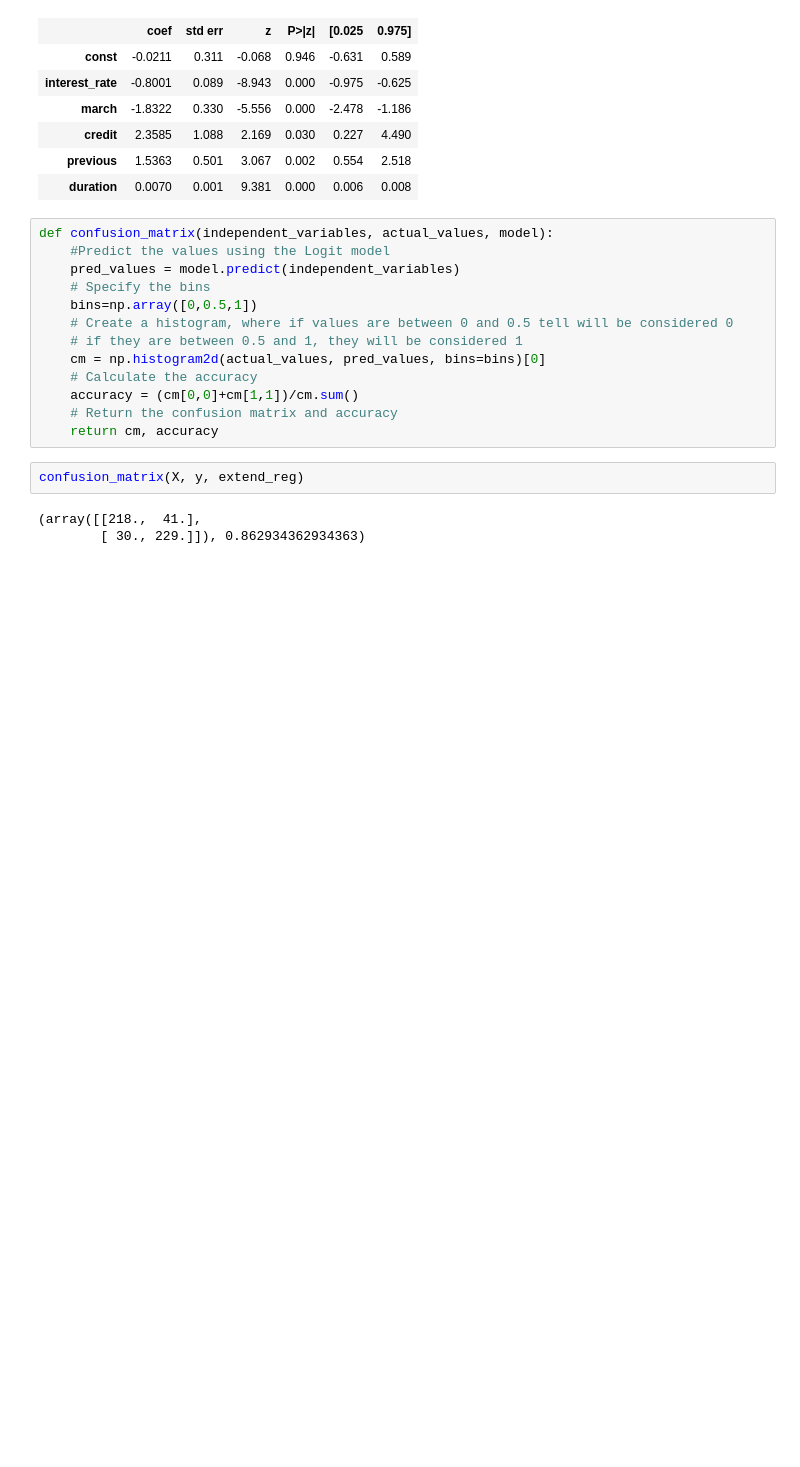
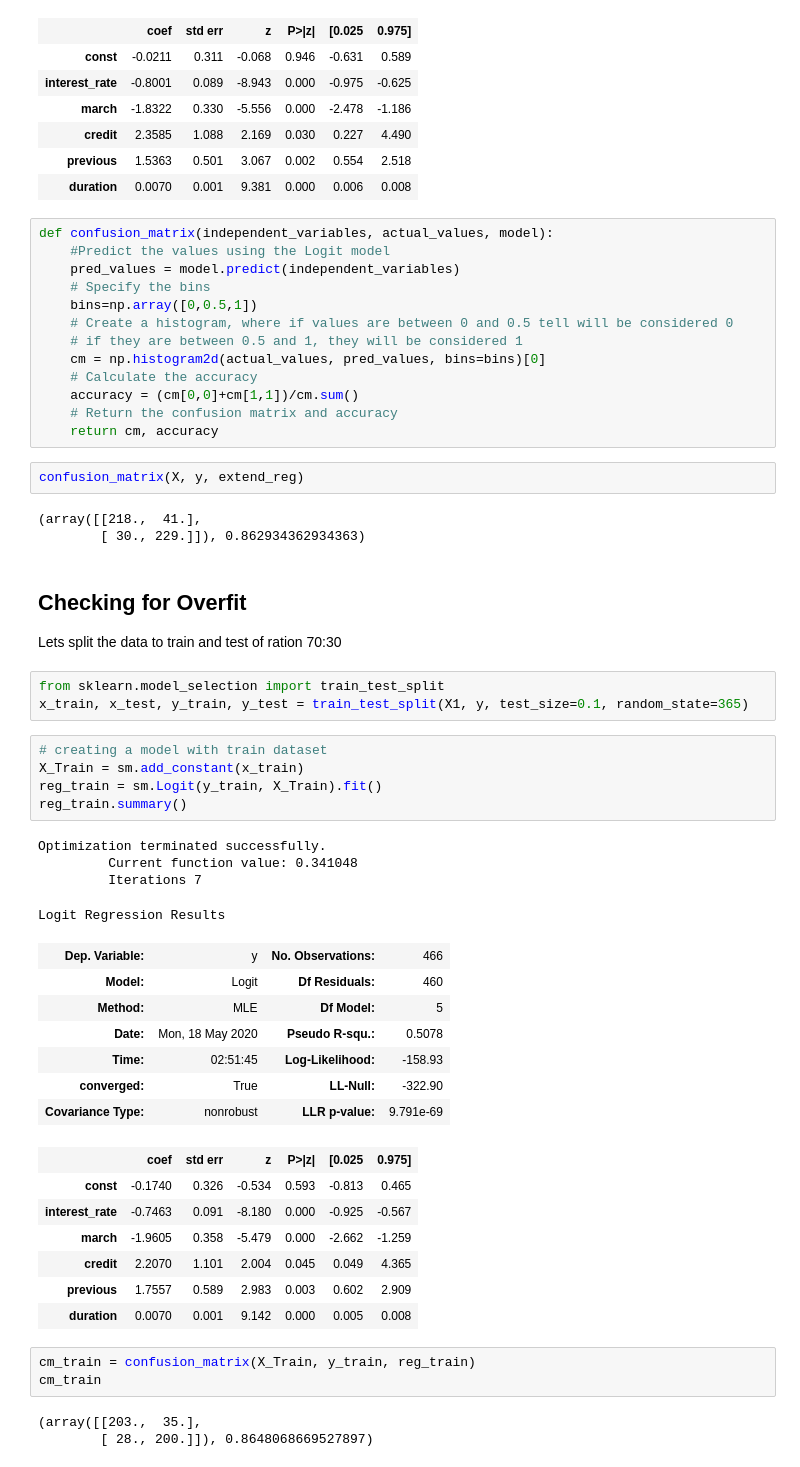
Before and after one commit to thalladasaikumar/data-science-learning, a Jupyter notebook: Regression Analysis/9_Logistic Regression/3_Logistic Regression on Bank data.ipynb, the cells around one changed output. Drawn from its saved outputs; the diff is of its cells as text; blank space fills up the shorter version.

Commit message:
pdated Accuracy on train and test data

```diff
--- a/Regression Analysis/9_Logistic Regression/3_Logistic Regression for Interest_rate.ipynb
+++ b/Regression Analysis/9_Logistic Regression/3_Logistic Regression on Bank data.ipynb
@@ -156,3 +156,39 @@ confusion_matrix(X, y, extend_reg)
 # %% [output]
 (array([[218.,  41.],
         [ 30., 229.]]), 0.862934362934363)
+# %% [markdown]
+## Checking for Overfit
+Lets split the data to train and test of ration 70:30
+# %%
+from sklearn.model_selection import train_test_split
+x_train, x_test, y_train, y_test = train_test_split(X1, y, test_size=0.1, random_state=365)
+# %%
+# creating a model with train dataset
+X_Train = sm.add_constant(x_train)
+reg_train = sm.Logit(y_train, X_Train).fit()
+reg_train.summary()
+# %% [output]
+Optimization terminated successfully.
+         Current function value: 0.341048
+         Iterations 7
+Logit Regression Results
+| Dep. Variable: | y | No. Observations: | 466 |
+| Model: | Logit | Df Residuals: | 460 |
+| Method: | MLE | Df Model: | 5 |
+| Date: | Mon, 18 May 2020 | Pseudo R-squ.: | 0.5078 |
+| Time: | 02:51:45 | Log-Likelihood: | -158.93 |
+| converged: | True | LL-Null: | -322.90 |
+| Covariance Type: | nonrobust | LLR p-value: | 9.791e-69 |
+|  | coef | std err | z | P>|z| | [0.025 | 0.975] |
+| const | -0.1740 | 0.326 | -0.534 | 0.593 | -0.813 | 0.465 |
+| interest_rate | -0.7463 | 0.091 | -8.180 | 0.000 | -0.925 | -0.567 |
+| march | -1.9605 | 0.358 | -5.479 | 0.000 | -2.662 | -1.259 |
+| credit | 2.2070 | 1.101 | 2.004 | 0.045 | 0.049 | 4.365 |
+| previous | 1.7557 | 0.589 | 2.983 | 0.003 | 0.602 | 2.909 |
+| duration | 0.0070 | 0.001 | 9.142 | 0.000 | 0.005 | 0.008 |
+# %%
+cm_train = confusion_matrix(X_Train, y_train, reg_train)
+cm_train
+# %% [output]
+(array([[203.,  35.],
+        [ 28., 200.]]), 0.8648068669527897)
```
Also changed, not shown: parts of 6 cells of this notebook.
